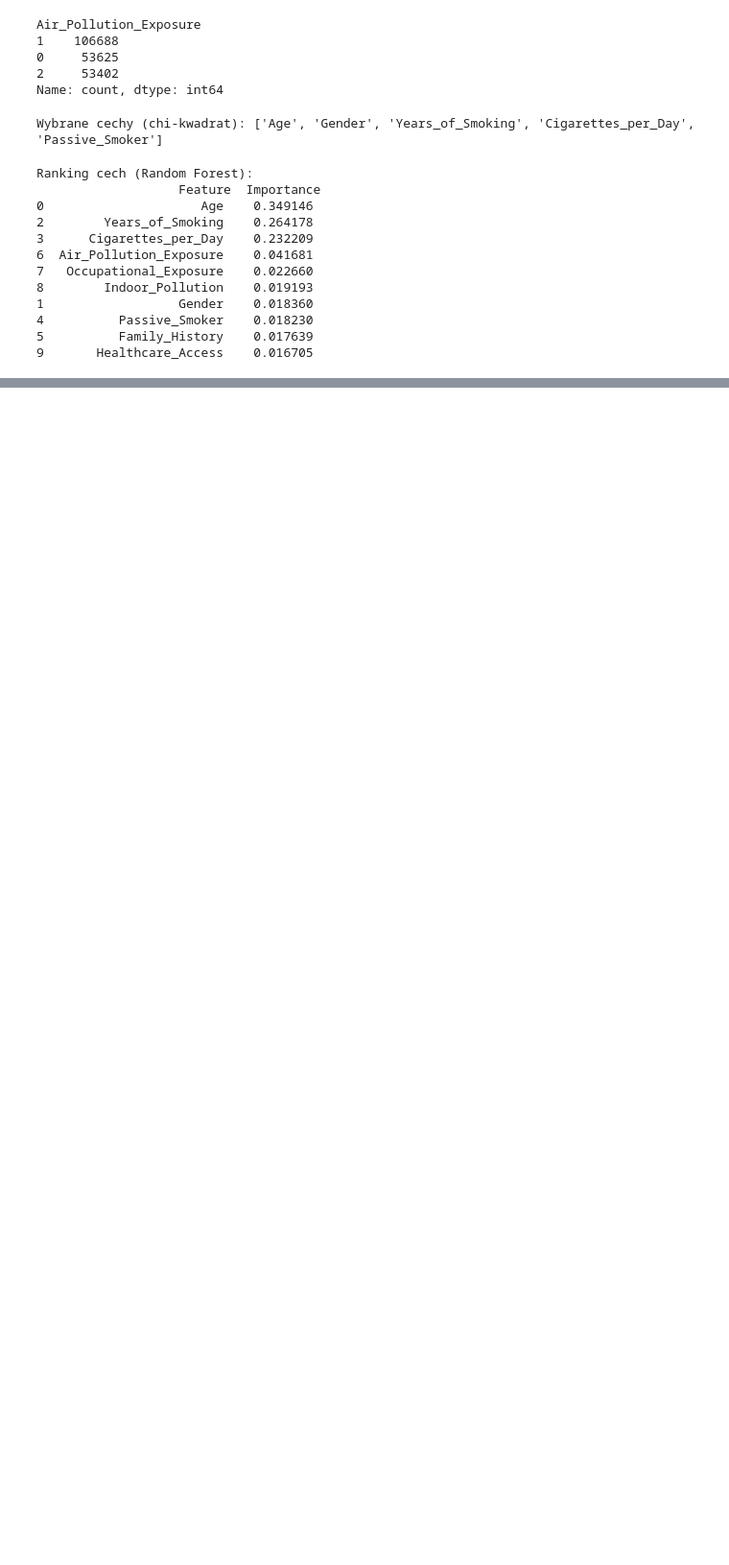
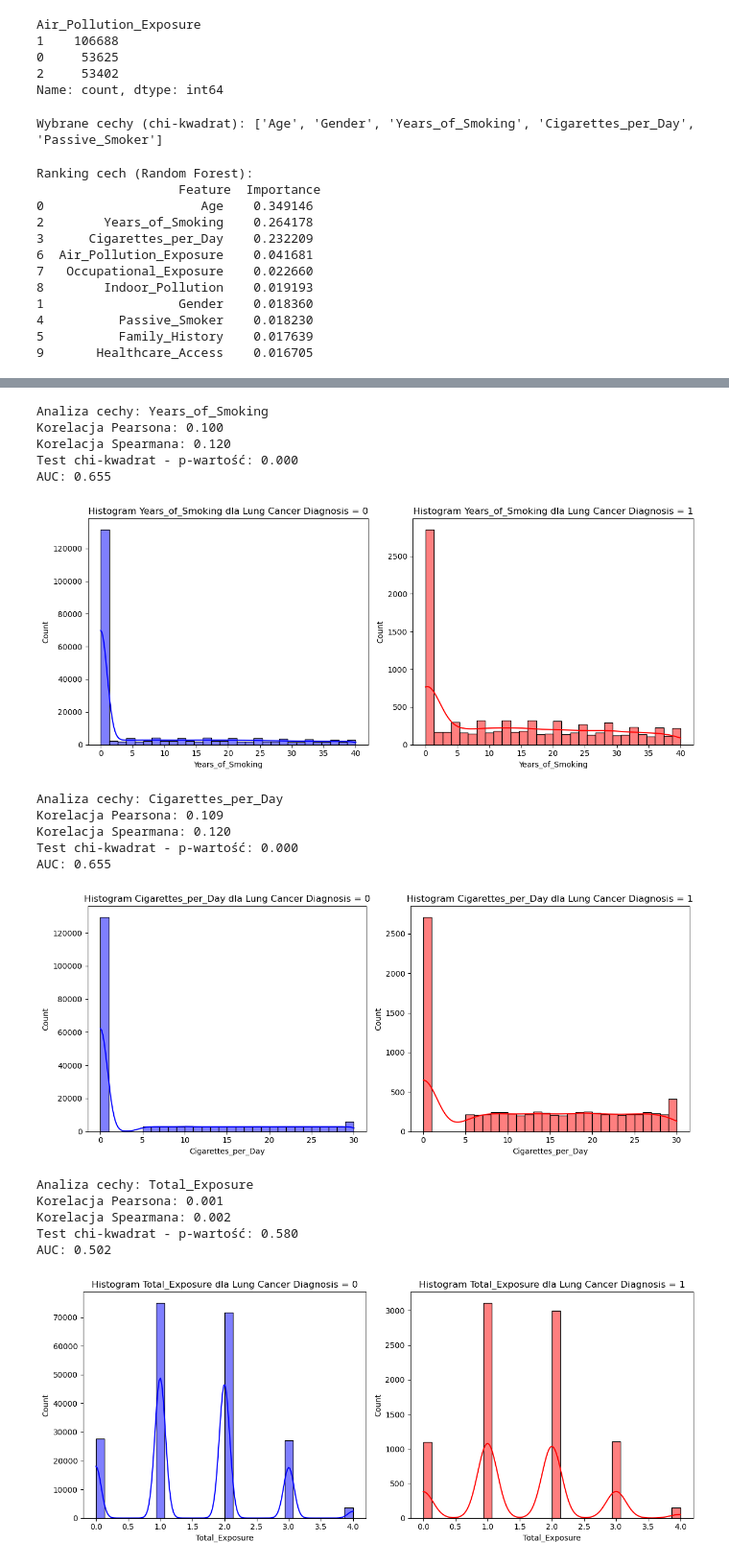
Before and after one commit to kacpert20/machine_learning_lung_cancer, a Jupyter notebook: preparing_data.ipynb, the cells around one changed output, grey strips where cells are left out. Shown at 96% size. Cells and saved outputs as stored; diff of their text form; code cells hidden in the pictures; blank space fills up the shorter version.

Commit message:
dalsza proba nowych cech, niestety nic tu nie ma :(

```diff
--- a/preparing_data.ipynb
+++ b/preparing_data.ipynb
@@ -315,0 +360,67 @@ Korelacja Total_Exposure z Lung_Cancer_Diagnosis: 0.001
+# %%
+from scipy.stats import chi2_contingency
+from sklearn.preprocessing import StandardScaler
+
+#df["Smoking_Intensity"] = df["Years_of_Smoking"] * df["Cigarettes_per_Day"]
+df["Age_Smoking_Effect"] = df["Age"] * df["Years_of_Smoking"]
+#df["Pollution_Exposure_Total"] = df[["Air_Pollution_Exposure", "Occupational_Exposure", "Indoor_Pollution"]].sum(axis=1)
+
+# Lista nowych cech do analizy
+new_features = ['Years_of_Smoking', 'Cigarettes_per_Day',
+        'Total_Exposure',"Cigarettes_Total", "Age_Smoking_Effect"]
+
+for feature in new_features:
+    print(f"Analiza cechy: {feature}")
+
+    # Korelacja Pearsona i Spearmana
+    corr_pearson = df[[feature, "Lung_Cancer_Diagnosis"]].corr().iloc[0, 1]
+    corr_spearman = df[[feature, "Lung_Cancer_Diagnosis"]].corr(method="spearman").iloc[0, 1]
+
+    # Test chi-kwadrat
+    df[feature + "_High"] = df[feature] > df[feature].median()
+    contingency_table = pd.crosstab(df[feature + "_High"], df["Lung_Cancer_Diagnosis"])
+    chi2_stat, p_value, _, _ = chi2_contingency(contingency_table)
+
+    # AUC
+    auc_score = roc_auc_score(df["Lung_Cancer_Diagnosis"], df[feature])
+
+    # Prezentacja wyników
+    print(f"Korelacja Pearsona: {corr_pearson:.3f}")
+    print(f"Korelacja Spearmana: {corr_spearman:.3f}")
+    print(f"Test chi-kwadrat - p-wartość: {p_value:.3f}")
+    print(f"AUC: {auc_score:.3f}\n")
+
+    # Wizualizacja korelacji
+    plt.figure(figsize=(12, 5))
+
+    plt.subplot(1, 2, 1)
+    sns.histplot(df[df["Lung_Cancer_Diagnosis"] == 0][feature], bins=30, kde=True, color='blue')
+    plt.title(f"Histogram {feature} dla Lung Cancer Diagnosis = 0")
+    plt.xlabel(feature)
+
+    plt.subplot(1, 2, 2)
+    sns.histplot(df[df["Lung_Cancer_Diagnosis"] == 1][feature], bins=30, kde=True, color='red')
+    plt.title(f"Histogram {feature} dla Lung Cancer Diagnosis = 1")
+    plt.xlabel(feature)
+
+    plt.tight_layout()
+    plt.show()
+# %% [output]
+Analiza cechy: Years_of_Smoking
+Korelacja Pearsona: 0.100
+Korelacja Spearmana: 0.120
+Test chi-kwadrat - p-wartość: 0.000
+AUC: 0.655
+[figure, added]
+Analiza cechy: Cigarettes_per_Day
+Korelacja Pearsona: 0.109
+Korelacja Spearmana: 0.120
+Test chi-kwadrat - p-wartość: 0.000
+AUC: 0.655
+[figure, added]
+Analiza cechy: Total_Exposure
+Korelacja Pearsona: 0.001
+Korelacja Spearmana: 0.002
+Test chi-kwadrat - p-wartość: 0.580
+AUC: 0.502
+[figure, added]
```
Also changed, not shown: parts of 13 cells of this notebook.
